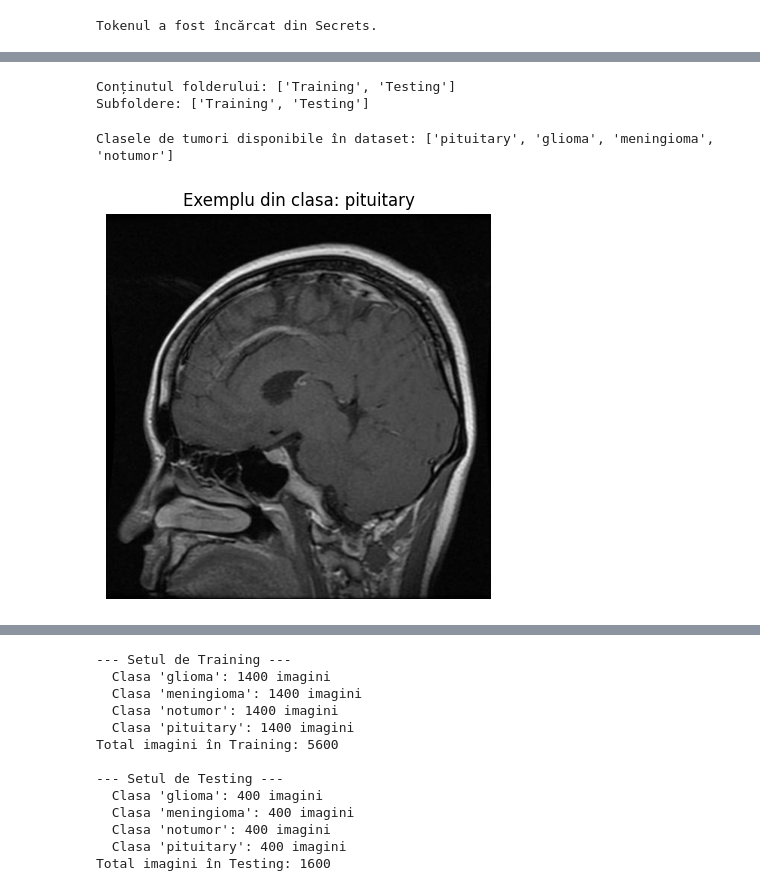
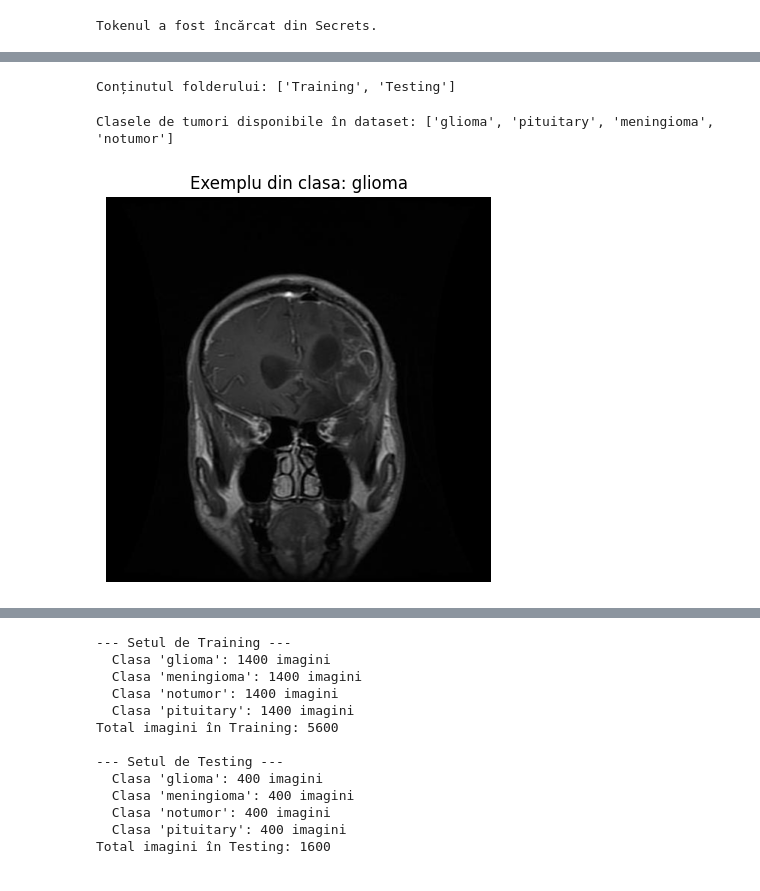
Before and after one commit to mercasdenisa13/Licenta-Detectare-Tumori-Cerebrale, a Jupyter notebook: notebooks/01_explorare_date_clasificare.ipynb, the cells around one changed output, grey strips where cells are left out. Cells and saved outputs as stored; diff of their text form; code cells hidden in the pictures.

```diff
--- a/notebooks/01_explorare_date_clasificare.ipynb
+++ b/notebooks/01_explorare_date_clasificare.ipynb
@@ -175,41 +139,37 @@ Dimensiunea matematică a unui pachet (Batch Shape): torch.Size([32, 3, 224, 224
 # %%
+# 5. Verificarea directoarelor datasetului
 import os
 
 # Verificăm ce foldere există în interiorul directorului dezarhivat
 cale_folder = 'baza_de_date_tumori'
 print("Conținutul folderului:", os.listdir(cale_folder))
-
-# De obicei, datasetul are un subfolder numit 'Brain Tumor MRI Dataset' sau direct folderele pe clase
-# Hai să listăm conținutul din adâncime dacă e cazul
-continut = os.listdir(cale_folder)
-print("Subfoldere:", continut)
 # %% [output]
 Conținutul folderului: ['Training', 'Testing']
-Subfoldere: ['Training', 'Testing']
 # %%
+# 6. Afișarea unei imagini RMN originale
 import os
 import matplotlib.pyplot as plt
 from PIL import Image
 
 # 1. Vedem clasele (categoriile) de tumori din setul de antrenament
 cale_training = os.path.join('baza_de_date_tumori', 'Training')
 clase = os.listdir(cale_training)
 print(f"Clasele de tumori disponibile în dataset: {clase}")
 
 # 2. Alegem prima clasă și luăm o imagine din ea
 prima_clasa = clase[0]
 cale_clasa = os.path.join(cale_training, prima_clasa)
 nume_poza = os.listdir(cale_clasa)[0]
 cale_completă_poza = os.path.join(cale_clasa, nume_poza)
 
 # 3. Deschidem și afișăm imaginea RMN 2D
 imagine = Image.open(cale_completă_poza)
 plt.figure(figsize=(5, 5))
 plt.imshow(imagine, cmap='gray')
-plt.title(elsk := f"Exemplu din clasa: {prima_clasa}")
+plt.title(f"Exemplu din clasa: {prima_clasa}")
 plt.axis('off')
 plt.show()
 # %% [output]
-Clasele de tumori disponibile în dataset: ['pituitary', 'glioma', 'meningioma', 'notumor']
+Clasele de tumori disponibile în dataset: ['glioma', 'pituitary', 'meningioma', 'notumor']
-[figure, old version]
+[figure, new version]
 # %%
```
Also changed, not shown: parts of 8 cells of this notebook, 1 other file.
